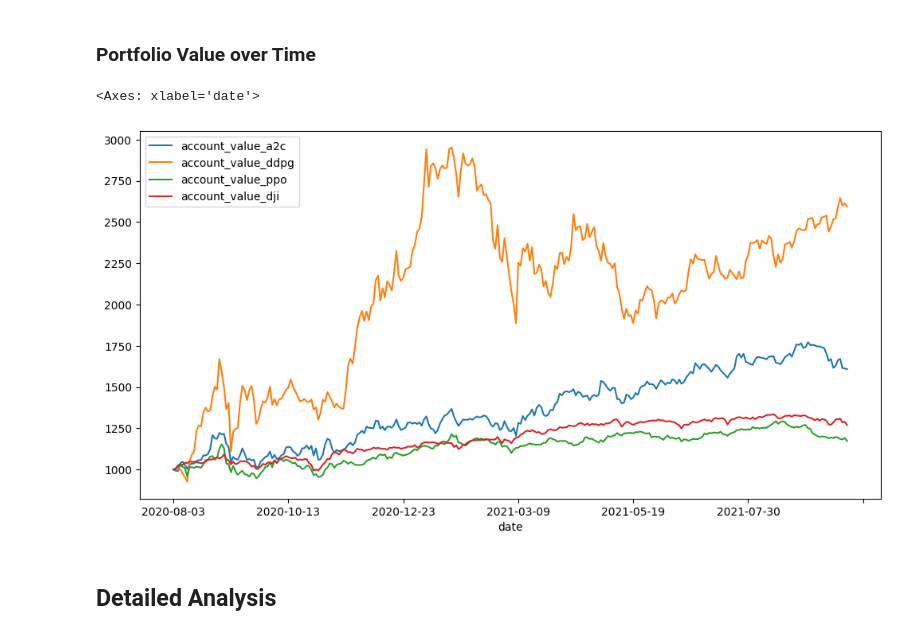
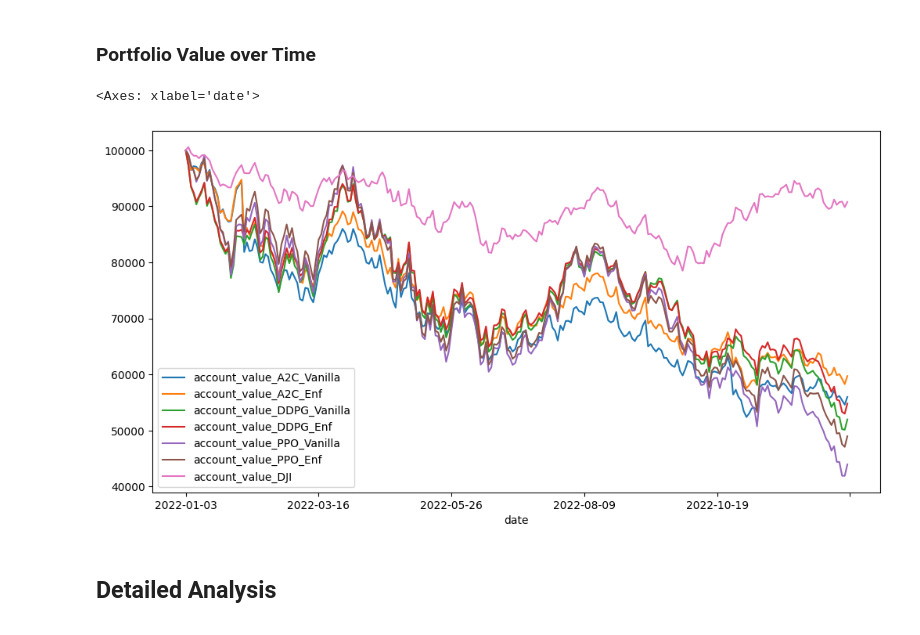
Before and after one commit to shlok-007/Runtime-Enforcement-for-RL-based-Trading, a Jupyter notebook: market_simulation/market_simulator.ipynb, the cells around one changed output. Drawn from its saved outputs; the diff is of its cells as text; code cells hidden in the pictures.

Commit message:
- added plots for with vs wirhtout enforcer for all algos - full tear sheet to compare w vs wo enforcer

```diff
--- a/market_simulation/market_simulator.ipynb
+++ b/market_simulation/market_simulator.ipynb
@@ -384,8 +415,9 @@ trained_ppo.save("./" + config.TRAINED_MODEL_DIR + "/ppo_trained_model")
 # Trading
 # %%
 trade = pd.read_csv("./" + config.DATA_SAVE_DIR + "/trade_data.csv")
-trade = trade.set_index(trade.columns[0])
-trade.index.names = ['']
+# trade = trade.set_index(trade.columns[0])
+# trade.index.names = ['']
+trade.index = trade['date'].factorize()[0]
 
 stock_dimension = len(TICKER_LIST)
 state_space = 1 + 2*stock_dimension + len(config.INDICATORS)*stock_dimension
@@ -421,7 +453,7 @@ df_account_value_a2c_vanilla, df_actions_a2c_vanilla = DRLAgent.DRL_prediction(
 
 e_trade_gym.reset()
 # With Enforcement
-e_trade_gym = RuntimeEnforcementWrapper(e_trade_gym)
+e_trade_gym = RuntimeEnforcementWrapper(e_trade_gym, logging_enabled=True)
 df_account_value_a2c_enf, df_actions_a2c_enf = DRLAgent.DRL_prediction(
     model=trained_a2c,
     environment = e_trade_gym
@@ -494,12 +521,20 @@ df_actions_ddpg.head()
 # %% [markdown]
 ## PPO
 # %%
+# Without Enforcement
 e_trade_gym = StockTradingEnv(df = trade, **env_kwargs_trade)
 trained_ppo = PPO.load("./" + config.TRAINED_MODEL_DIR + "/ppo_trained_model")
-df_account_value_ppo, df_actions_ppo = DRLAgent.DRL_prediction(
+df_account_value_ppo_vanilla, df_actions_ppo_vanilla = DRLAgent.DRL_prediction(
     model=trained_ppo,
     environment = e_trade_gym)
 
-df_account_value_ppo.tail()
+e_trade_gym.reset()
+# With Enforcement
+e_trade_gym = RuntimeEnforcementWrapper(e_trade_gym, logging_enabled=True)
+df_account_value_ppo_enf, df_actions_ppo_enf = DRLAgent.DRL_prediction(
+    model=trained_ppo,
+    environment = e_trade_gym)
+
+df_account_value_ppo_vanilla.tail()
 # %% [output]
 hit end!
@@ -587,8 +640,8 @@ dtype: float64
 ### Getting the Baseline
 # %%
 baseline_dji = get_baseline(ticker="^DJI",
-                            start=config.TEST_START_DATE,
-                            end=config.TEST_END_DATE)
+                            start=TRADE_START_DATE,
+                            end=TRADE_END_DATE)
 
 baseline_dji = baseline_dji[['date', 'close']]
 init_val = baseline_dji['close'][0]
@@ -638,15 +701,24 @@ perf_stats
 # %% [markdown]
 ### Portfolio Value over Time
 # %%
-df_account_value = df_account_value_a2c.merge(df_account_value_ddpg, left_on='date', right_on='date', suffixes=('a2c','ddpg'))
-df_account_value = df_account_value.merge(df_account_value_ppo, left_on='date', right_on='date')
+# df_account_value = df_account_value_a2c.merge(df_account_value_ddpg, left_on='date', right_on='date', suffixes=('a2c','ddpg'))
+# df_account_value = df_account_value.merge(df_account_value_ppo, left_on='date', right_on='date')
+# df_account_value = df_account_value.merge(df_account_value_dji, left_on='date', right_on='date')
+
+# df_account_value.columns = ['date', 'account_value_a2c', 'account_value_ddpg', 'account_value_ppo', 'account_value_dji']
+# df_account_value.plot(x='date', y=['account_value_a2c', 'account_value_ddpg', 'account_value_ppo', 'account_value_dji'], figsize=(12,6))
+
+df_account_value = df_account_value_a2c_vanilla.merge(df_account_value_a2c_enf, left_on='date', right_on='date', suffixes=('A2C_Vanilla','A2C_Enf'))
+df_account_value = df_account_value.merge(df_account_value_ddpg_vanilla, left_on='date', right_on='date')
+df_account_value = df_account_value.merge(df_account_value_ddpg_enf, left_on='date', right_on='date', suffixes=('DDPG_Vanilla','DDPG_Enf'))
+df_account_value = df_account_value.merge(df_account_value_ppo_vanilla, left_on='date', right_on='date')
+df_account_value = df_account_value.merge(df_account_value_ppo_enf, left_on='date', right_on='date', suffixes=('PPO_Vanilla','PPO_Enf'))
 df_account_value = df_account_value.merge(df_account_value_dji, left_on='date', right_on='date')
-
-df_account_value.columns = ['date', 'account_value_a2c', 'account_value_ddpg', 'account_value_ppo', 'account_value_dji']
-df_account_value.plot(x='date', y=['account_value_a2c', 'account_value_ddpg', 'account_value_ppo', 'account_value_dji'], figsize=(12,6))
+df_account_value.columns = ['date', 'account_value_A2C_Vanilla', 'account_value_A2C_Enf', 'account_value_DDPG_Vanilla', 'account_value_DDPG_Enf', 'account_value_PPO_Vanilla', 'account_value_PPO_Enf', 'account_value_DJI']
+df_account_value.plot(x='date', y=['account_value_A2C_Vanilla', 'account_value_A2C_Enf', 'account_value_DDPG_Vanilla', 'account_value_DDPG_Enf', 'account_value_PPO_Vanilla', 'account_value_PPO_Enf', 'account_value_DJI'], figsize=(12,6))
 # %% [output]
 <Axes: xlabel='date'>
-[figure, old version]
+[figure, new version]
 # %% [markdown]
 ## Detailed Analysis
 # %%
```
Also changed, not shown: parts of 22 cells of this notebook, 6 other files.
